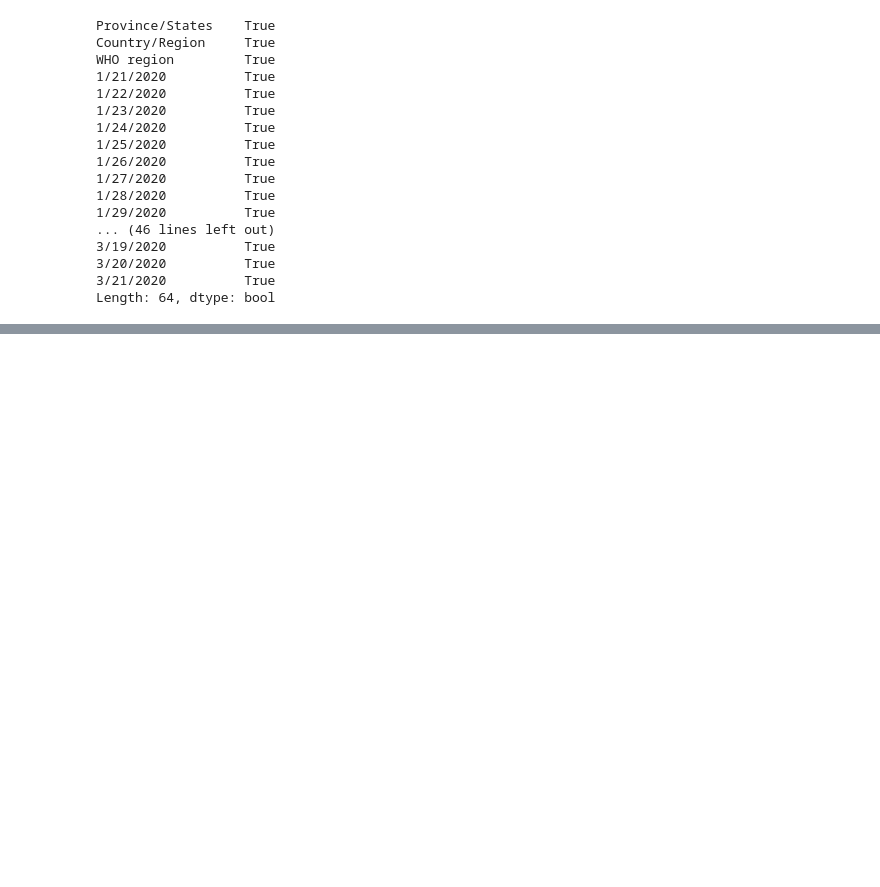
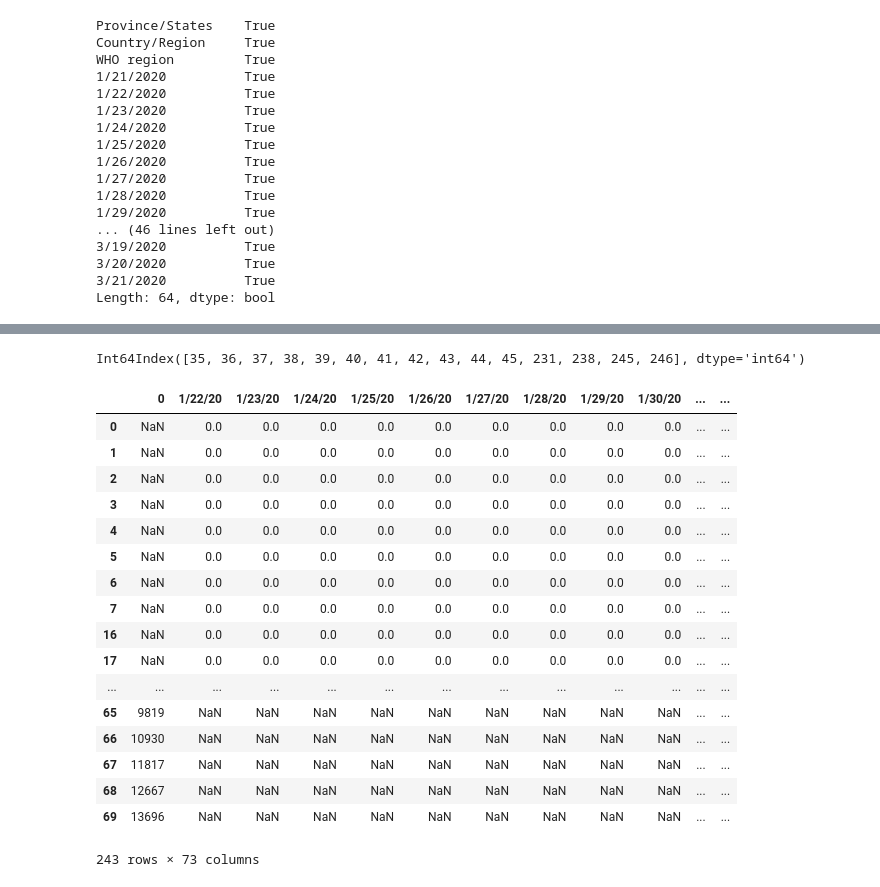
Before and after one commit to nZhangx/CPSC540_Covid, a Jupyter notebook: dataprocessing/data_process1.ipynb, the cells around one changed output, grey strips where cells are left out. Drawn from its saved outputs; the diff is of its cells as text; code cells hidden in the pictures; blank space fills up the shorter version.

Commit message:
by country

```diff
--- a/dataprocessing/data_process1.ipynb
+++ b/dataprocessing/data_process1.ipynb
@@ -132,0 +140,7 @@ Length: 64, dtype: bool
+# %%
+# get the rows by country
+df_csse_world = pd.read_csv(csse_world)
+df_csse_world.head(5)
+df_csse_world[df_csse_world['Country/Region']=="Canada"].index
+# %% [output]
+Int64Index([35, 36, 37, 38, 39, 40, 41, 42, 43, 44, 45, 231, 238, 245, 246], dtype='int64')
@@ -132,0 +167,56 @@ Length: 64, dtype: bool
+# %%
+# rest of the country
+df_china.to_csv("../active_data/csse_china.csv")
+china_raw = list(df_china.sum()[4:])
+china_raw.insert(0,"China")
+
+df_australia.to_csv("../active_data/csse_australia.csv")
+aus_raw = list(df_australia.sum()[4:])
+aus_raw.insert(0,"Australia")
+
+df_france.to_csv("../active_data/csse_france.csv")
+fr_raw = list(df_france.sum()[4:])
+fr_raw.insert(0,"France")
+
+df_ukislands.to_csv("../active_data/csse_uk.csv")
+uk_raw = list(df_ukislands.sum()[4:])
+uk_raw.insert(0,"UK")
+
+df_denmark.to_csv("../active_data/csse_denmark.csv")
+den_raw = list(df_denmark.sum()[4:])
+den_raw.insert(0,"Denmark")
+
+df_netherland.to_csv("../active_data/csse_netherland.csv")
+net_raw = list(df_netherland.sum()[4:])
+net_raw.insert(0,"Netherlands")
+
+# the rest is only 2/3 states - ignored
+
+
+# UK islands needs special treatment? (not the same location as UK itself)
+# %%
+# csse merge all into one big dataset
+# take out province
+df_csse_updated.drop(columns="Province/State",axis=1, inplace=True)
+df_csse_updated.drop(columns="Lat",axis=1, inplace=True)
+df_csse_updated.drop(columns="Long",axis=1, inplace=True)
+df_csse_updated.append(net_raw)
+# %% [output]
+|  | 0 | 1/22/20 | 1/23/20 | 1/24/20 | 1/25/20 | 1/26/20 | 1/27/20 | 1/28/20 | 1/29/20 | 1/30/20 | ... | ... |
+| 0 | NaN | 0.0 | 0.0 | 0.0 | 0.0 | 0.0 | 0.0 | 0.0 | 0.0 | 0.0 | ... | ... |
+| 1 | NaN | 0.0 | 0.0 | 0.0 | 0.0 | 0.0 | 0.0 | 0.0 | 0.0 | 0.0 | ... | ... |
+| 2 | NaN | 0.0 | 0.0 | 0.0 | 0.0 | 0.0 | 0.0 | 0.0 | 0.0 | 0.0 | ... | ... |
+| 3 | NaN | 0.0 | 0.0 | 0.0 | 0.0 | 0.0 | 0.0 | 0.0 | 0.0 | 0.0 | ... | ... |
+| 4 | NaN | 0.0 | 0.0 | 0.0 | 0.0 | 0.0 | 0.0 | 0.0 | 0.0 | 0.0 | ... | ... |
+| 5 | NaN | 0.0 | 0.0 | 0.0 | 0.0 | 0.0 | 0.0 | 0.0 | 0.0 | 0.0 | ... | ... |
+| 6 | NaN | 0.0 | 0.0 | 0.0 | 0.0 | 0.0 | 0.0 | 0.0 | 0.0 | 0.0 | ... | ... |
+| 7 | NaN | 0.0 | 0.0 | 0.0 | 0.0 | 0.0 | 0.0 | 0.0 | 0.0 | 0.0 | ... | ... |
+| 16 | NaN | 0.0 | 0.0 | 0.0 | 0.0 | 0.0 | 0.0 | 0.0 | 0.0 | 0.0 | ... | ... |
+| 17 | NaN | 0.0 | 0.0 | 0.0 | 0.0 | 0.0 | 0.0 | 0.0 | 0.0 | 0.0 | ... | ... |
+| ... | ... | ... | ... | ... | ... | ... | ... | ... | ... | ... | ... | ... |
+| 65 | 9819 | NaN | NaN | NaN | NaN | NaN | NaN | NaN | NaN | NaN | ... | ... |
+| 66 | 10930 | NaN | NaN | NaN | NaN | NaN | NaN | NaN | NaN | NaN | ... | ... |
+| 67 | 11817 | NaN | NaN | NaN | NaN | NaN | NaN | NaN | NaN | NaN | ... | ... |
+| 68 | 12667 | NaN | NaN | NaN | NaN | NaN | NaN | NaN | NaN | NaN | ... | ... |
+| 69 | 13696 | NaN | NaN | NaN | NaN | NaN | NaN | NaN | NaN | NaN | ... | ... |
+243 rows × 73 columns
```
Also changed, not shown: parts of 4 cells of this notebook, 7 other files.
